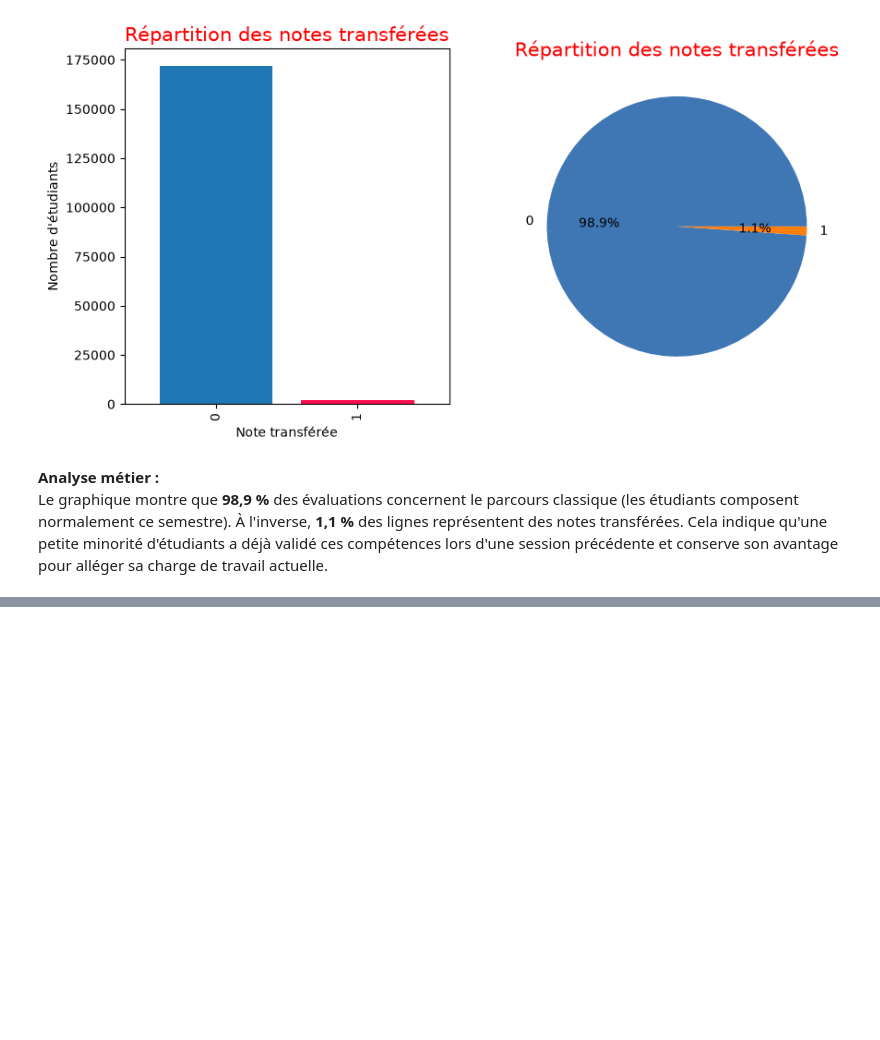
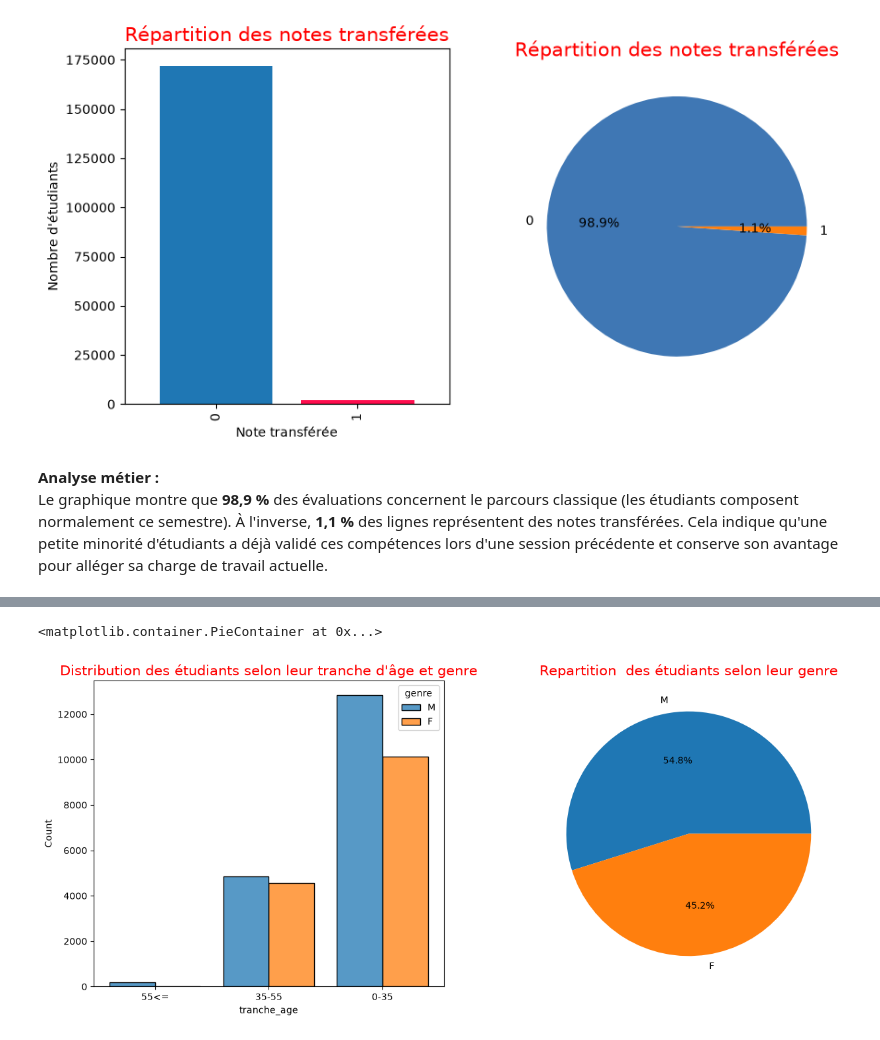
Before and after one commit to SAKPANI/Student-Success-Analytics, a Jupyter notebook: Student-Success-Analytics.ipynb, the cells around one changed output, grey strips where cells are left out. Drawn from its saved outputs; the diff is of its cells as text; code cells hidden in the pictures; blank space fills up the shorter version.

```diff
--- a/Student-Success-Analytics.ipynb
+++ b/Student-Success-Analytics.ipynb
@@ -223,0 +473,13 @@ Le graphique montre que **98,9 %** des évaluations concernent le parcours class
+# %%
+#Analyse de la representation des étudiants selon leur tranche d'âge et genre
+plt.figure(figsize = (15,6))
+plt.subplot(1, 2, 1)
+plt.title("Distribution des étudiants selon leur tranche d'âge et genre", size= 15, c = "red")
+sns.histplot(data = profil_etudiants, x = "tranche_age", hue = "genre", multiple = "dodge", shrink = 0.8, palette = ['#1f77b4', '#ff7f0e'])
+
+plt.subplot(1, 2, 2)
+plt.title("Repartition  des étudiants selon leur genre", size= 15, c = "red")
+plt.pie(profil_etudiants["genre"].value_counts(), labels=profil_etudiants["genre"].value_counts().index, autopct='%1.1f%%', colors=['#1f77b4', '#ff7f0e'])
+# %% [output]
+<matplotlib.container.PieContainer at 0x...>
+[figure, added]
```
Also changed, not shown: parts of 27 cells of this notebook.
